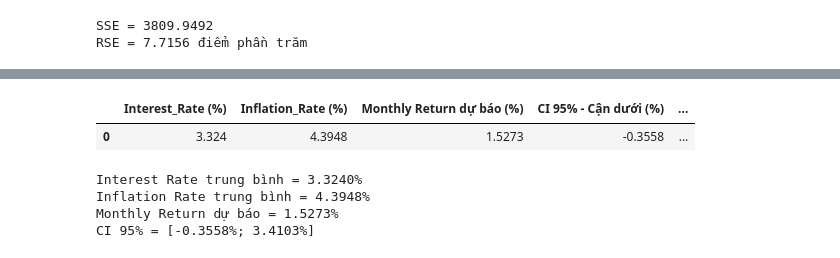
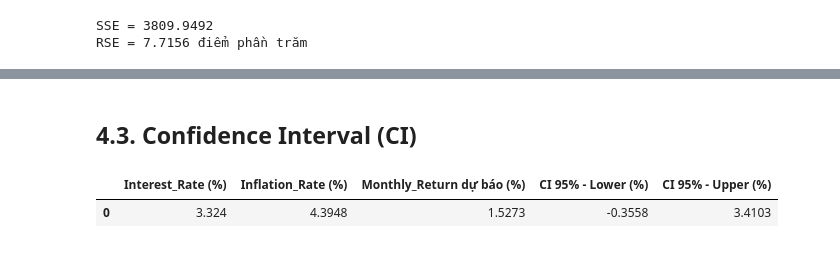
Before and after one commit to thaoS2/BI_Nhom7_BT, a Jupyter notebook: Homework/HW03_MLR_BigTech/Notebooks/04_diagnostics.ipynb, the cells around one changed output, grey strips where cells are left out. Saved outputs shown, nothing was run; the diff lists cells and outputs as text; code cells hidden in the pictures.

```diff
--- a/Homework/HW03_MLR_BigTech/Notebooks/04_diagnostics.ipynb
+++ b/Homework/HW03_MLR_BigTech/Notebooks/04_diagnostics.ipynb
@@ -158,36 +111,28 @@ Mức tin cậy được sử dụng là 95%.
+# %% [markdown]
+## 4.3. Confidence Interval (CI)
 # %%
-interest_mean = df['Interest_Rate'].mean()
-inflation_mean = df['Inflation_Rate'].mean()
+# Dùng giá trị trung bình của hai biến độc lập
+interest_mean = df["Interest_Rate"].mean()
+inflation_mean = df["Inflation_Rate"].mean()
 
 x0 = pd.DataFrame({
-    'const': [1.0],
-    'Interest_Rate': [interest_mean],
-    'Inflation_Rate': [inflation_mean]
+    "const": [1.0],
+    "Interest_Rate": [interest_mean],
+    "Inflation_Rate": [inflation_mean]
 })[X.columns]
 
 prediction = results.get_prediction(x0)
-pred_summary = prediction.summary_frame(alpha=0.05)
+pred = prediction.summary_frame(alpha=0.05)
 
-ci_pi_table = pd.DataFrame({
-    'Interest_Rate (%)': [interest_mean],
-    'Inflation_Rate (%)': [inflation_mean],
-    'Monthly Return dự báo (%)': [pred_summary.loc[0, 'mean']],
-    'CI 95% - Cận dưới (%)': [pred_summary.loc[0, 'mean_ci_lower']],
-    'CI 95% - Cận trên (%)': [pred_summary.loc[0, 'mean_ci_upper']],
-    'PI 95% - Cận dưới (%)': [pred_summary.loc[0, 'obs_ci_lower']],
-    'PI 95% - Cận trên (%)': [pred_summary.loc[0, 'obs_ci_upper']]
+ci_table = pd.DataFrame({
+    "Interest_Rate (%)": [interest_mean],
+    "Inflation_Rate (%)": [inflation_mean],
+    "Monthly_Return dự báo (%)": [pred.loc[0, "mean"]],
+    "CI 95% - Lower (%)": [pred.loc[0, "mean_ci_lower"]],
+    "CI 95% - Upper (%)": [pred.loc[0, "mean_ci_upper"]]
 })
 
-display(ci_pi_table.round(4))
-
-print(f'Interest Rate trung bình = {interest_mean:.4f}%')
-print(f'Inflation Rate trung bình = {inflation_mean:.4f}%')
-print(f'Monthly Return dự báo = {pred_summary.loc[0, "mean"]:.4f}%')
-print(f'CI 95% = [{pred_summary.loc[0, "mean_ci_lower"]:.4f}%; {pred_summary.loc[0, "mean_ci_upper"]:.4f}%]')
+display(ci_table.round(4))
 # %% [output]
-|  | Interest_Rate (%) | Inflation_Rate (%) | Monthly Return dự báo (%) | CI 95% - Cận dưới (%) | ... |
-| 0 | 3.324 | 4.3948 | 1.5273 | -0.3558 | ... |
+|  | Interest_Rate (%) | Inflation_Rate (%) | Monthly_Return dự báo (%) | CI 95% - Lower (%) | CI 95% - Upper (%) |
+| 0 | 3.324 | 4.3948 | 1.5273 | -0.3558 | 3.4103 |
-Interest Rate trung bình = 3.3240%
-Inflation Rate trung bình = 4.3948%
-Monthly Return dự báo = 1.5273%
-CI 95% = [-0.3558%; 3.4103%]
```
Also changed, not shown: parts of 24 cells of this notebook.
